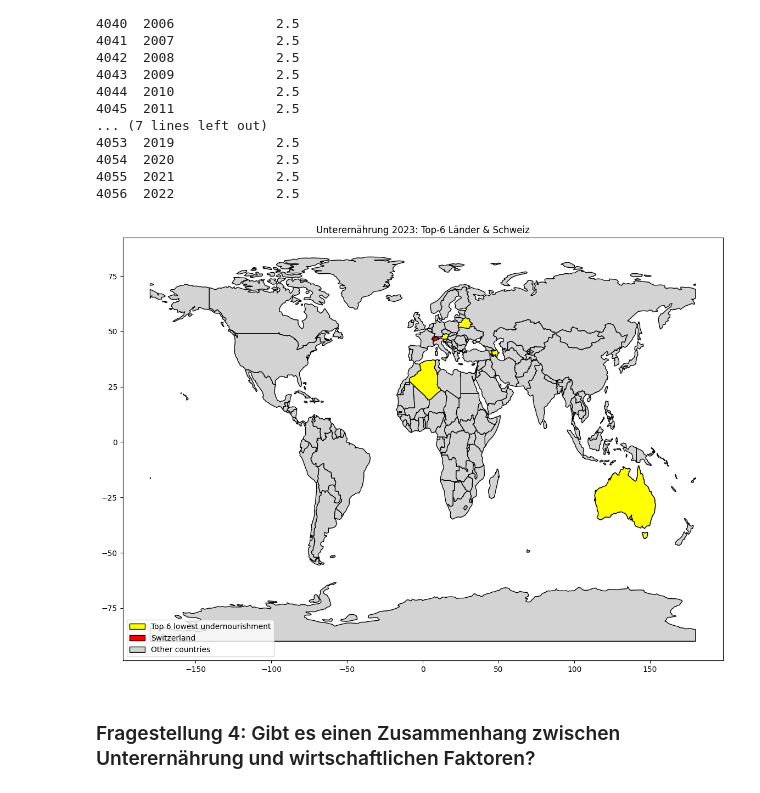
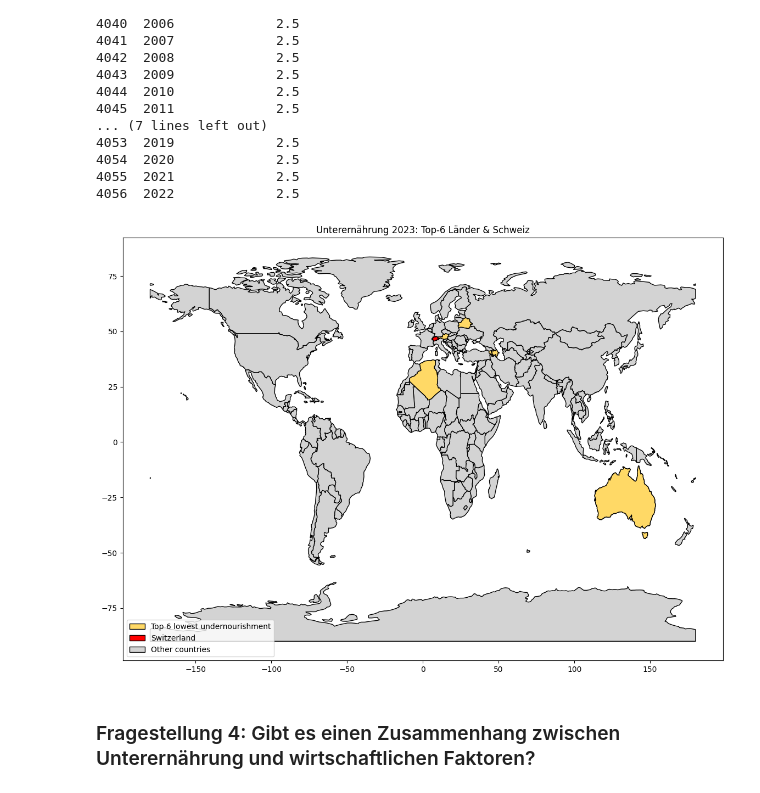
Before and after one commit to sahitero/Leisungsnachweis-2-Phyton-Sina-Eronita-Naomi, a Jupyter notebook: LN-2.ipynb, the cells around one changed output. Cells and saved outputs as stored; diff of their text form; code cells hidden in the pictures.

```diff
--- a/LN-2.ipynb
+++ b/LN-2.ipynb
@@ -1392,36 +1370,36 @@ df = df.rename(columns={old_col_name: "Prevalence (%)"})
 df_countries = df[df["Code"].notna()]
 df_countries = df_countries[df_countries["Code"].str.len() == 3]
 df_countries = df_countries.dropna(subset=["Prevalence (%)"])
 
 latest_year = df_countries["Year"].max()
 df_latest = df_countries[df_countries["Year"] == latest_year]
 
 top6 = df_latest.nsmallest(6, 'Prevalence (%)')['Entity'].tolist()
 switzerland = ["Switzerland"]
 
 url = "https://naciscdn.org/naturalearth/110m/cultural/ne_110m_admin_0_countries.zip"
 world = gpd.read_file(url)
 world = world.rename(columns={"ADMIN": "name"})
 
 world['top6'] = world['name'].apply(lambda x: x in top6)
 world['switzerland'] = world['name'].apply(lambda x: x in switzerland)
 
 fig, ax = plt.subplots(1, 1, figsize=(15, 10))
 world.plot(ax=ax, color='lightgray', edgecolor='black')
-world[world['top6']].plot(ax=ax, color='yellow', edgecolor='black')
+world[world['top6']].plot(ax=ax, color='#FFD966', edgecolor='black')
 world[world['switzerland']].plot(ax=ax, color='red', edgecolor='black')
 
 legend_elements = [
-    Patch(facecolor='yellow', edgecolor='black', label='Top 6 lowest undernourishment'),
+    Patch(facecolor='#FFD966', edgecolor='black', label='Top 6 lowest undernourishment'),
     Patch(facecolor='red', edgecolor='black', label='Switzerland'),
     Patch(facecolor='lightgray', edgecolor='black', label='Other countries')
 ]
 ax.legend(handles=legend_elements, loc='lower left')
 
 plt.title("Unterernährung 2023: Top‑6 Länder & Schweiz")
 plt.show()
 # %% [output]
-[figure, old version]
+[figure, new version]
 # %% [markdown]
 ### Fragestellung 4: Gibt es einen Zusammenhang zwischen Unterernährung und wirtschaftlichen Faktoren?
 # %% [markdown]
```
Also changed, not shown: parts of 11 cells of this notebook.
